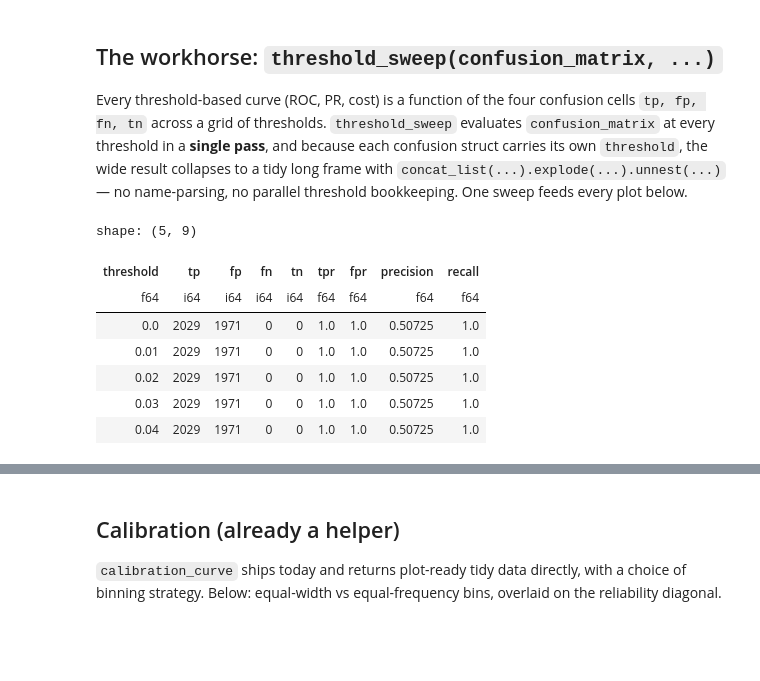
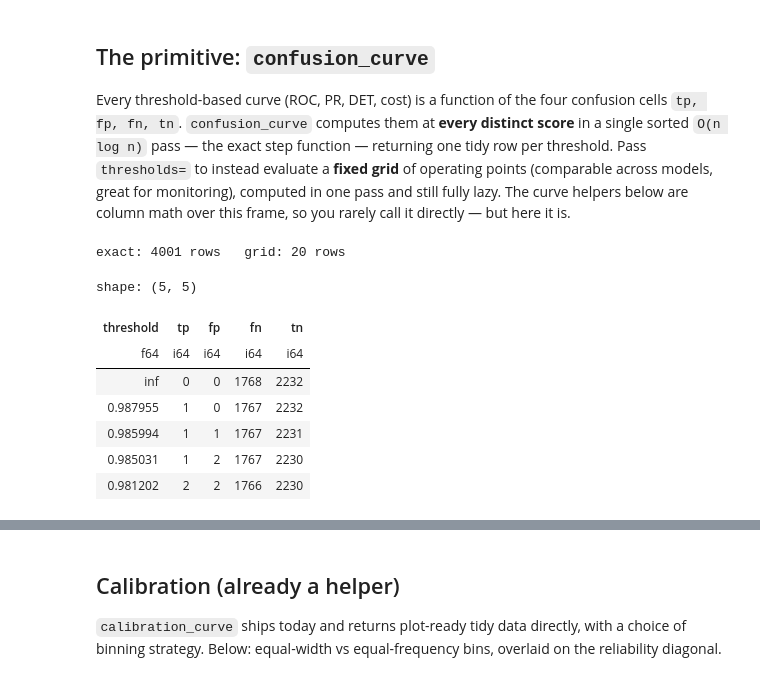
Before and after one commit to jerheff/polarbearings, a Jupyter notebook: notebooks/diagnostics.ipynb, the cells around one changed output, grey strips where cells are left out. Cells and saved outputs as stored; diff of their text form; code cells hidden in the pictures; blank space fills up the shorter version.

```diff
--- a/notebooks/diagnostics.ipynb
+++ b/notebooks/diagnostics.ipynb
@@ -24,8 +35,22 @@ pio.renderers.default = "notebook_connected"  # CDN plotly.js -> lighter file
 
 rng = np.random.default_rng(0)
 n = 4_000
-y = rng.integers(0, 2, n)
-score = 1 / (1 + np.exp(-rng.normal(y * 1.3, 1.0)))  # sigmoid logits, in [0, 1]
-df = pl.DataFrame({"y": y, "score": score})
+cohort = rng.choice(["A", "B", "C"], n)
+
+# Per cohort: (base rate, positive-score loc, negative-score loc). A is clean and
+# well separated; B is moderate. C is the "risky" cohort — its scores sit HIGH but
+# its signal is reversed (positives score *lower* than negatives), so the model has
+# C roughly backwards and its mass lives in the high-score region. C is a minority
+# of rows but business-critical, so we upweight it 4x — which (further down) bends
+# the pooled ROC into a non-concave hook.
+spec = {"A": (0.50, 2.0, -1.2), "B": (0.45, 1.0, -0.6), "C": (0.38, 1.0, 1.8)}
+p = np.array([spec[c][0] for c in cohort])
+pos_loc = np.array([spec[c][1] for c in cohort])
+neg_loc = np.array([spec[c][2] for c in cohort])
+y = (rng.random(n) < p).astype(int)
+loc = np.where(y == 1, pos_loc, neg_loc)
+score = 1 / (1 + np.exp(-rng.normal(loc, 0.8)))  # sigmoid logits, in [0, 1]
+weight = np.where(cohort == "C", 4.0, 1.0)
+df = pl.DataFrame({"cohort": cohort, "y": y, "score": score, "weight": weight})
 df.head()
 # %% [output]
@@ -40,45 +271,35 @@ shape: (5, 2)
 # %% [markdown]
-## The workhorse: `threshold_sweep(confusion_matrix, ...)`
+## The primitive: `confusion_curve`
 
-Every threshold-based curve (ROC, PR, cost) is a function of the four confusion
-cells `tp, fp, fn, tn` across a grid of thresholds. `threshold_sweep` evaluates
-`confusion_matrix` at every threshold in a **single pass**, and because each
-confusion struct carries its own `threshold`, the wide result collapses to a tidy
-long frame with `concat_list(...).explode(...).unnest(...)` — no name-parsing, no
-parallel threshold bookkeeping. One sweep feeds every plot below.
+Every threshold-based curve (ROC, PR, DET, cost) is a function of the four
+confusion cells `tp, fp, fn, tn`. `confusion_curve` computes them at **every
+distinct score** in a single sorted `O(n log n)` pass — the exact step function —
+returning one tidy row per threshold. Pass `thresholds=` to instead evaluate a
+**fixed grid** of operating points (comparable across models, great for
+monitoring), computed in one pass and still fully lazy. The curve helpers below are
+column math over this frame, so you rarely call it directly — but here it is.
 # %%
-from polarbearings import confusion_matrix, threshold_sweep
+from polarbearings import confusion_curve
 
-def confusion_sweep(frame, target, score, thresholds, weight=None):
-    """Every threshold's confusion cells in ONE pass; the threshold rides in the struct."""
-    exprs = threshold_sweep(confusion_matrix, target, score, thresholds, weight=weight)
-    return (
-        frame.select(pl.concat_list(exprs).alias("cm"))
-        .explode("cm")
-        .unnest("cm")  # -> threshold, tp, fp, fn, tn
-    )
+# Exact: one tidy row per distinct score, single sorted pass.
+exact = confusion_curve(df, "y", "score").collect()
 
-thresholds = np.linspace(0.0, 1.0, 101)
-sweep = confusion_sweep(df, "y", "score", list(thresholds))
+# Grid: thresholds=N picks N data-driven operating points (score quantiles),
+# still one pass. Pass a list[float] or a spec instead for full control.
+grid = confusion_curve(df, "y", "score", thresholds=20).collect()
 
-curve = sweep.with_columns(
-    tpr=pl.col("tp") / (pl.col("tp") + pl.col("fn")),
-    fpr=pl.col("fp") / (pl.col("fp") + pl.col("tn")),
-    precision=pl.when(pl.col("tp") + pl.col("fp") > 0)
-    .then(pl.col("tp") / (pl.col("tp") + pl.col("fp")))
-    .otherwise(1.0),
-    recall=pl.col("tp") / (pl.col("tp") + pl.col("fn")),
-)
-curve.select("threshold", "tp", "fp", "fn", "tn", "tpr", "fpr", "precision", "recall").head()
+print(f"exact: {exact.height} rows   grid: {grid.height} rows")
+exact.head()
 # %% [output]
-shape: (5, 9)
+exact: 4001 rows   grid: 20 rows
+shape: (5, 5)
-| threshold | tp | fp | fn | tn | tpr | fpr | precision | recall |
-| f64 | i64 | i64 | i64 | i64 | f64 | f64 | f64 | f64 |
-| 0.0 | 2029 | 1971 | 0 | 0 | 1.0 | 1.0 | 0.50725 | 1.0 |
-| 0.01 | 2029 | 1971 | 0 | 0 | 1.0 | 1.0 | 0.50725 | 1.0 |
-| 0.02 | 2029 | 1971 | 0 | 0 | 1.0 | 1.0 | 0.50725 | 1.0 |
-| 0.03 | 2029 | 1971 | 0 | 0 | 1.0 | 1.0 | 0.50725 | 1.0 |
-| 0.04 | 2029 | 1971 | 0 | 0 | 1.0 | 1.0 | 0.50725 | 1.0 |
+| threshold | tp | fp | fn | tn |
+| f64 | i64 | i64 | i64 | i64 |
+| inf | 0 | 0 | 1768 | 2232 |
+| 0.987955 | 1 | 0 | 1767 | 2232 |
+| 0.985994 | 1 | 1 | 1767 | 2231 |
+| 0.985031 | 1 | 2 | 1767 | 2230 |
+| 0.981202 | 2 | 2 | 1766 | 2230 |
 # %% [markdown]
 ## ROC / AUC
 
```
Also changed, not shown: parts of 37 cells of this notebook, 2 other files.
